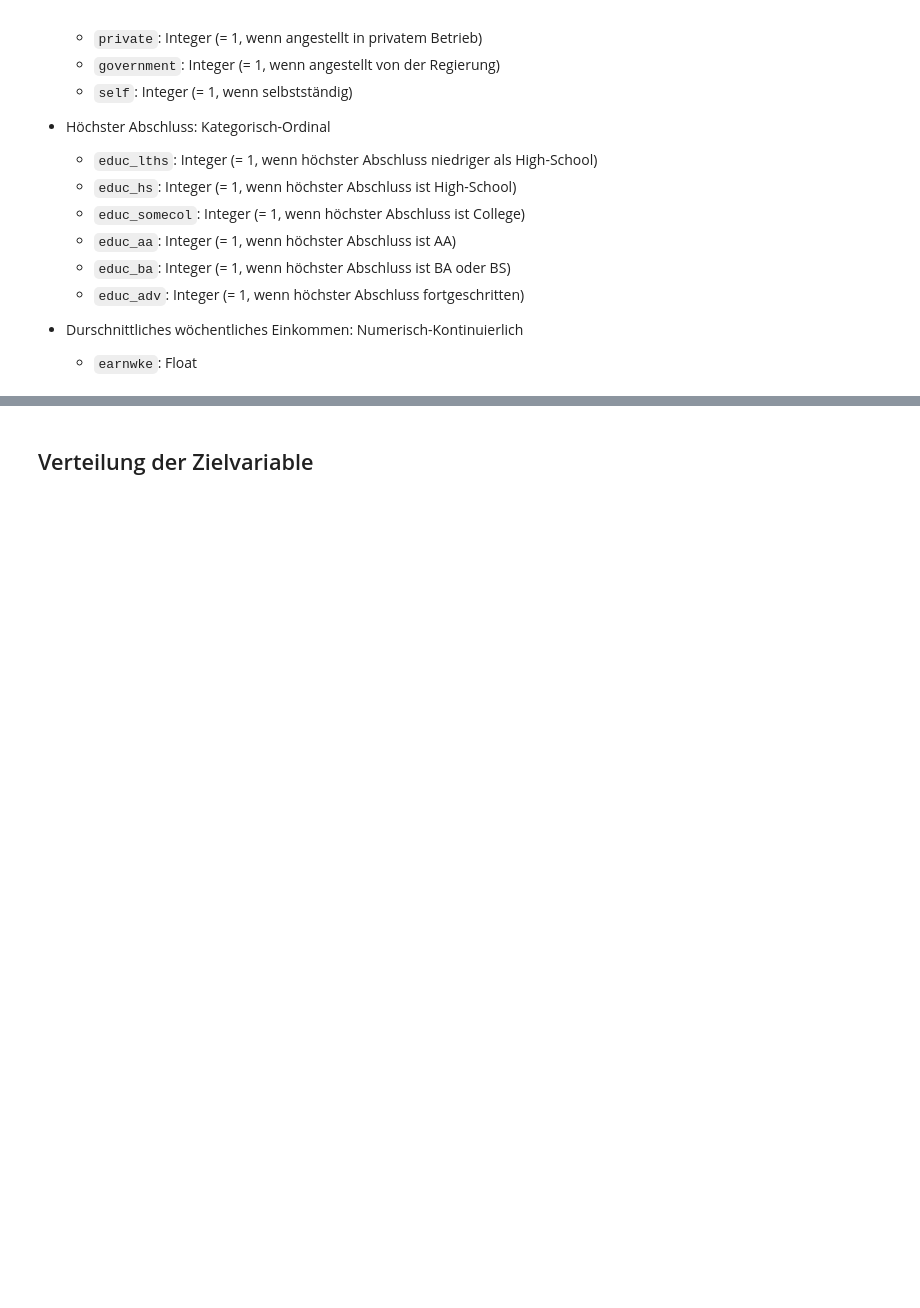
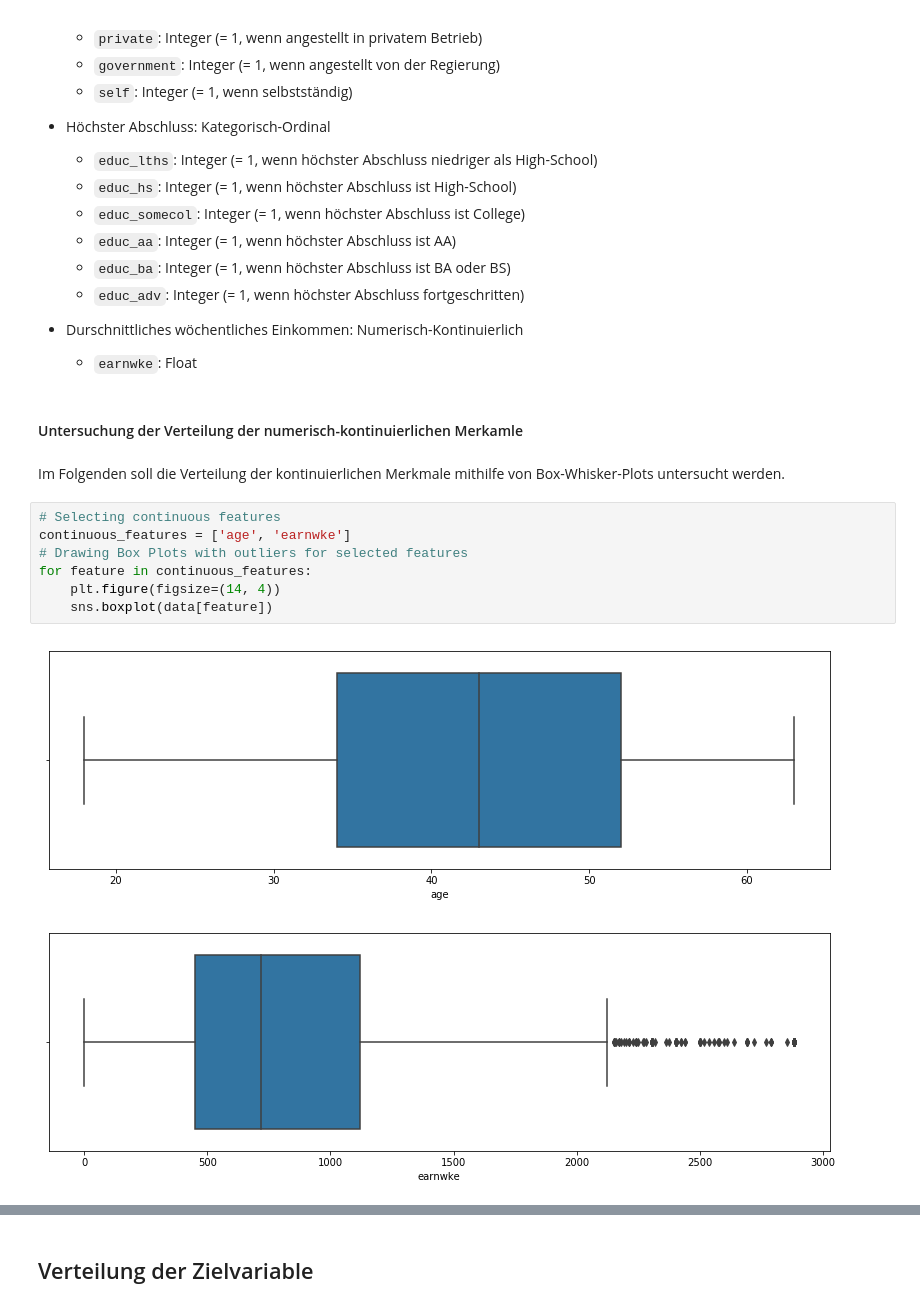
Before and after one commit to tecoKIT/smart-data-analytics, a Jupyter notebook: Uebung1/Exercise3a.ipynb, the cells around one changed output, grey strips where cells are left out. Saved outputs shown, nothing was run; the diff lists cells and outputs as text; blank space fills up the shorter version.

```diff
--- a/Uebung1/Exercise3a.ipynb
+++ b/Uebung1/Exercise3a.ipynb
@@ -111,3 +148,17 @@ Informationen über den Arbeiter im Jahr 2008:
 
 - Durschnittliches wöchentliches Einkommen: Numerisch-Kontinuierlich
     - `earnwke`: Float
+# %% [markdown]
+#### Untersuchung der Verteilung der numerisch-kontinuierlichen Merkamle
+# %% [markdown]
+Im Folgenden soll die Verteilung der kontinuierlichen Merkmale mithilfe von Box-Whisker-Plots untersucht werden.
+# %%
+# Selecting continuous features
+continuous_features = ['age', 'earnwke']
+# Drawing Box Plots with outliers for selected features
+for feature in continuous_features:
+    plt.figure(figsize=(14, 4))
+    sns.boxplot(data[feature])
+# %% [output]
+[figure, added]
+[figure, added]
```
Also changed, not shown: parts of 50 cells of this notebook.
